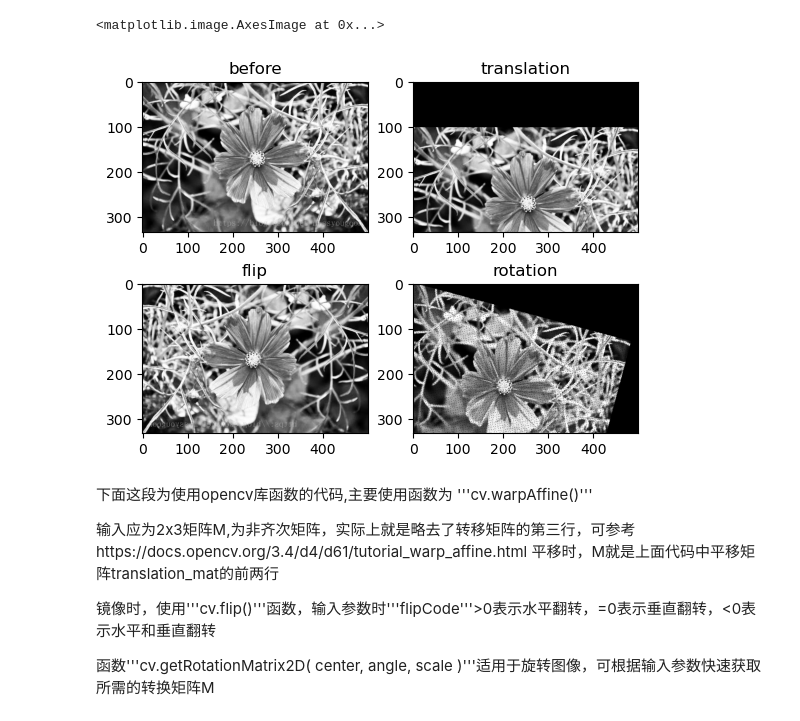
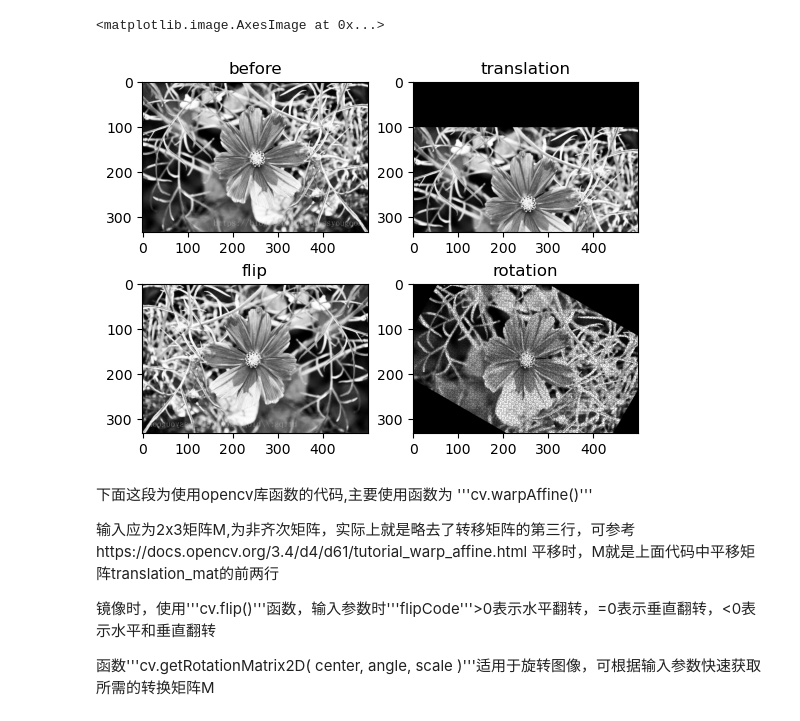
Before and after one commit to iipoii/-, a Jupyter notebook: ex2/几何运算.ipynb, the cells around one changed output. Saved outputs shown, nothing was run; the diff lists cells and outputs as text; code cells hidden in the pictures.

```diff
--- a/ex2/几何运算.ipynb
+++ b/ex2/几何运算.ipynb
@@ -4,7 +4,7 @@ import matplotlib.pyplot as plt
 import cv2 as cv
 import numpy as np
 
-srcImg = cv.imread('flower.png', 0)
+srcImg = cv.imread('../images/flower.png', 0)
 rows, cols = srcImg.shape
 # %%
 '''
@@ -70,40 +70,45 @@ for index, value in np.ndenumerate(srcImg):
     index_new_mat = np.dot(flip_mat, index_src_mat)
     index_new_array = index_new_mat[:][:2].T
     index_new = tuple(index_new_array.reshape(-1).tolist())
     if (index_new[0] < rows and index_new[1] < cols):
         img2[index_new] = srcImg[index]
 plt.subplot(223)
 plt.title("flip")
 plt.imshow(img2, 'gray', vmin=0, vmax=255)
 
 
 '''
 # 旋转
 '''
-# 该旋转操作未进行插值处理，也只能以索引（0，0）点作为旋转中心
+# 该旋转操作未进行插值处理, 图片质量不佳
 import math
 img3 = np.zeros(srcImg.shape)
-# 以旋转15度为例，参与运算的角度需要为弧度制
-angle = 15
+# 以旋转30度为例，正数代表顺时针旋转
+angle = 30
+rot_center = (rows // 2, cols // 2)
+# 角度转化为弧度制
 rot_angle = angle / 180 * math.pi
-rot_mat = np.array([[ math.cos(rot_angle), math.sin(rot_angle), 0],
-                    [-math.sin(rot_angle), math.cos(rot_angle), 0],
-                    [          0         ,         0          , 1]])
+a = math.cos(rot_angle)
+b = math.sin(rot_angle)
+
+rot_mat = np.array([[ a, b, (1 - a) * rot_center[0] - b * rot_center[1]],
+                    [-b, a, b * rot_center[0] + (1 - a) * rot_center[1]],
+                    [ 0, 0, 1]])
 
 # 重复与平移一样的操作,只是使用三角函数运算返回索引为浮点数，使用时将其转化为无符号整数
 for index, value in np.ndenumerate(srcImg):
     index_src_mat = np.array([[index[0], index[1], 1]]).T
     index_new_mat = np.dot(rot_mat, index_src_mat)
     index_new_array = index_new_mat[:][:2].T.astype(np.uint)    #此处多一步转化数据类型操作
     index_new = tuple(index_new_array.reshape(-1).tolist())
     if (index_new[0] < rows and index_new[1] < cols):
         img3[index_new] = srcImg[index]
 plt.subplot(224)
 plt.title("rotation")
 plt.imshow(img3, 'gray', vmin=0, vmax=255)
 # %% [output]
 <matplotlib.image.AxesImage at 0x...>
-[figure, old version]
+[figure, new version]
 # %% [markdown]
 下面这段为使用opencv库函数的代码,主要使用函数为 '''cv.warpAffine()'''
 
```
Also changed, not shown: 6 other files.
